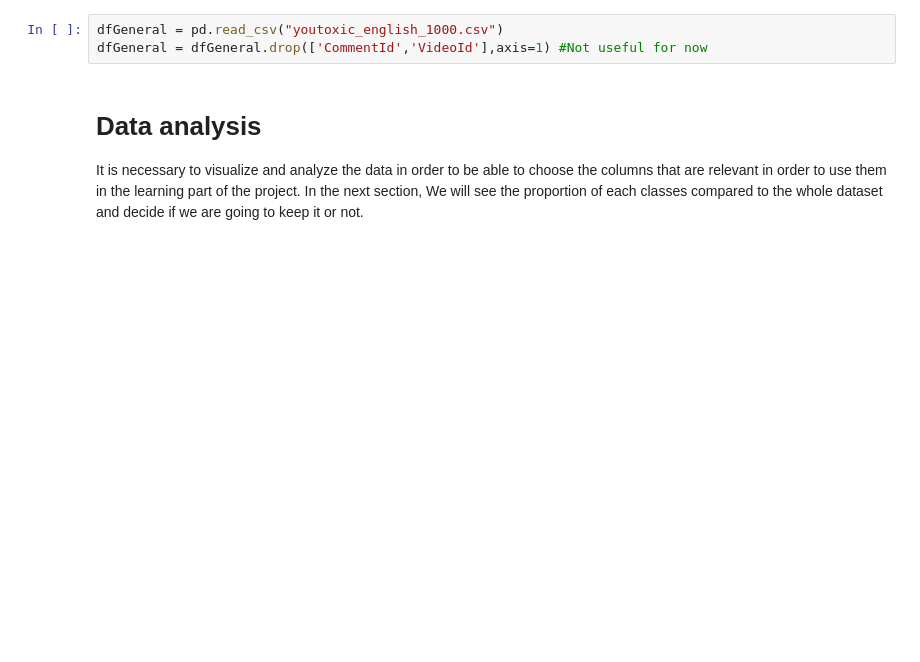
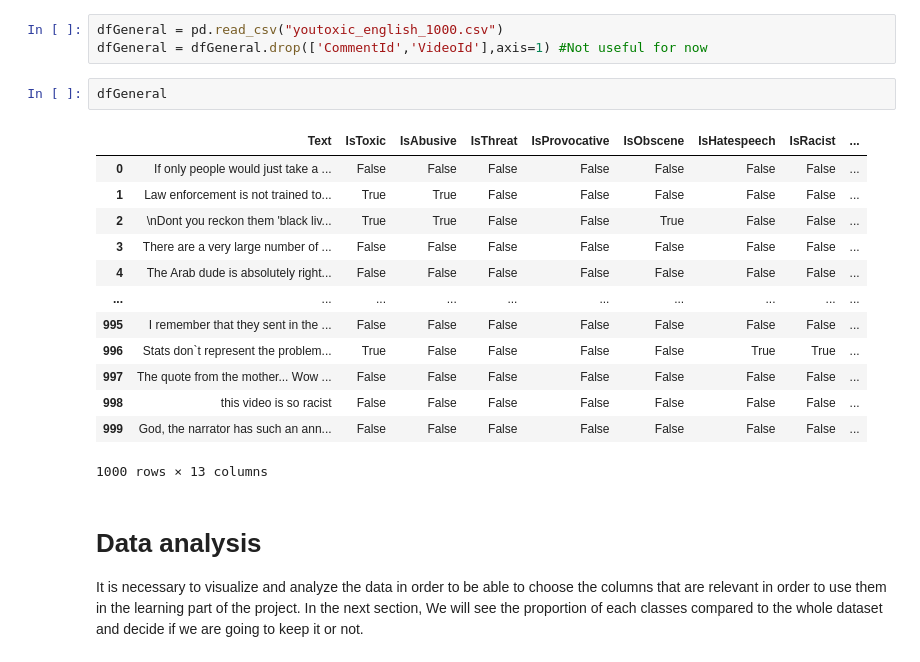
Before and after one commit to Riadrekab/Youtube-Negative-Comments-Detection, a Jupyter notebook: Cleaner_Analyser.ipynb, the cells around one changed output. Cells and saved outputs as stored; diff of their text form; blank space fills up the shorter version.

```diff
--- a/Cleaner_Analyser.ipynb
+++ b/Cleaner_Analyser.ipynb
@@ -3,6 +3,22 @@ import pandas as pd
 # %%
 dfGeneral = pd.read_csv("youtoxic_english_1000.csv")
 dfGeneral = dfGeneral.drop(['CommentId','VideoId'],axis=1) #Not useful for now
+# %%
+dfGeneral
+# %% [output]
+|  | Text | IsToxic | IsAbusive | IsThreat | IsProvocative | IsObscene | IsHatespeech | IsRacist | ... |
+| 0 | If only people would just take a ... | False | False | False | False | False | False | False | ... |
+| 1 | Law enforcement is not trained to... | True | True | False | False | False | False | False | ... |
+| 2 | \nDont you reckon them 'black liv... | True | True | False | False | True | False | False | ... |
+| 3 | There are a very large number of ... | False | False | False | False | False | False | False | ... |
+| 4 | The Arab dude is absolutely right... | False | False | False | False | False | False | False | ... |
+| ... | ... | ... | ... | ... | ... | ... | ... | ... | ... |
+| 995 | I remember that they sent in the ... | False | False | False | False | False | False | False | ... |
+| 996 | Stats don`t represent the problem... | True | False | False | False | False | True | True | ... |
+| 997 | The quote from the mother... Wow ... | False | False | False | False | False | False | False | ... |
+| 998 | this video is so racist | False | False | False | False | False | False | False | ... |
+| 999 | God, the narrator has such an ann... | False | False | False | False | False | False | False | ... |
+1000 rows × 13 columns
 # %% [markdown]
 # Data analysis
 It is necessary to visualize and analyze the data in order to be able to choose the columns that are relevant in order to use them in the learning part of the project.
```
Also changed, not shown: parts of 21 cells of this notebook.
